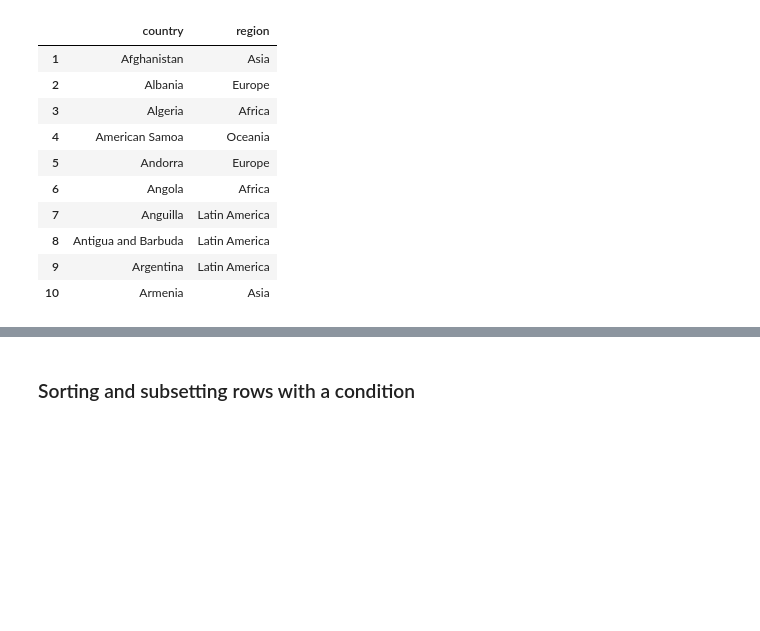
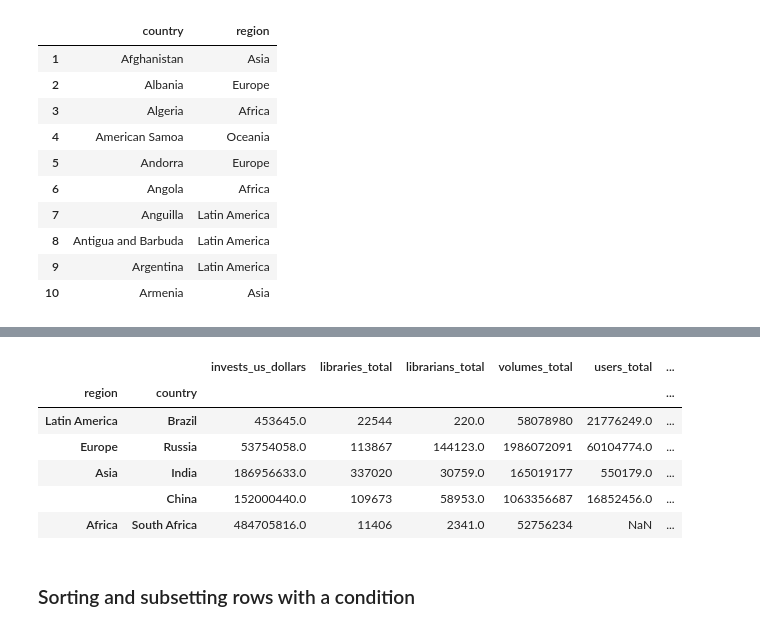
Before and after one commit to GabrielReisR/python_scripts, a Jupyter notebook: pandas_basics.ipynb, the cells around one changed output, grey strips where cells are left out. Cells and saved outputs as stored; diff of their text form; code cells hidden in the pictures; blank space fills up the shorter version.

```diff
--- a/pandas_basics.ipynb
+++ b/pandas_basics.ipynb
@@ -335,3 +422,24 @@ libraries.iloc[indexes, [0,1]]
+# %%
+# Multilevel index
+# Let's filter based on the countries & regions we want
+libraries_ind = libraries.set_index(['region', 'country'])
+
+# To subset now, we create a list of tuples
+brics = [('Latin America', 'Brazil'),
+         ('Europe', 'Russia'),
+         ('Asia', 'India'),
+         ('Asia', 'China'),
+         ('Africa', 'South Africa')]
+
+libraries_ind.loc[brics]
+# %% [output]
+|  |  | invests_us_dollars | libraries_total | librarians_total | volumes_total | users_total | ... |
+| region | country |  |  |  |  |  | ... |
+| Latin America | Brazil | 453645.0 | 22544 | 220.0 | 58078980 | 21776249.0 | ... |
+| Europe | Russia | 53754058.0 | 113867 | 144123.0 | 1986072091 | 60104774.0 | ... |
+| Asia | India | 186956633.0 | 337020 | 30759.0 | 165019177 | 550179.0 | ... |
+|  | China | 152000440.0 | 109673 | 58953.0 | 1063356687 | 16852456.0 | ... |
+| Africa | South Africa | 484705816.0 | 11406 | 2341.0 | 52756234 | NaN | ... |
 # %% [markdown]
 ### Sorting and subsetting rows with a condition
 # %%
```
Also changed, not shown: parts of 21 cells of this notebook.
